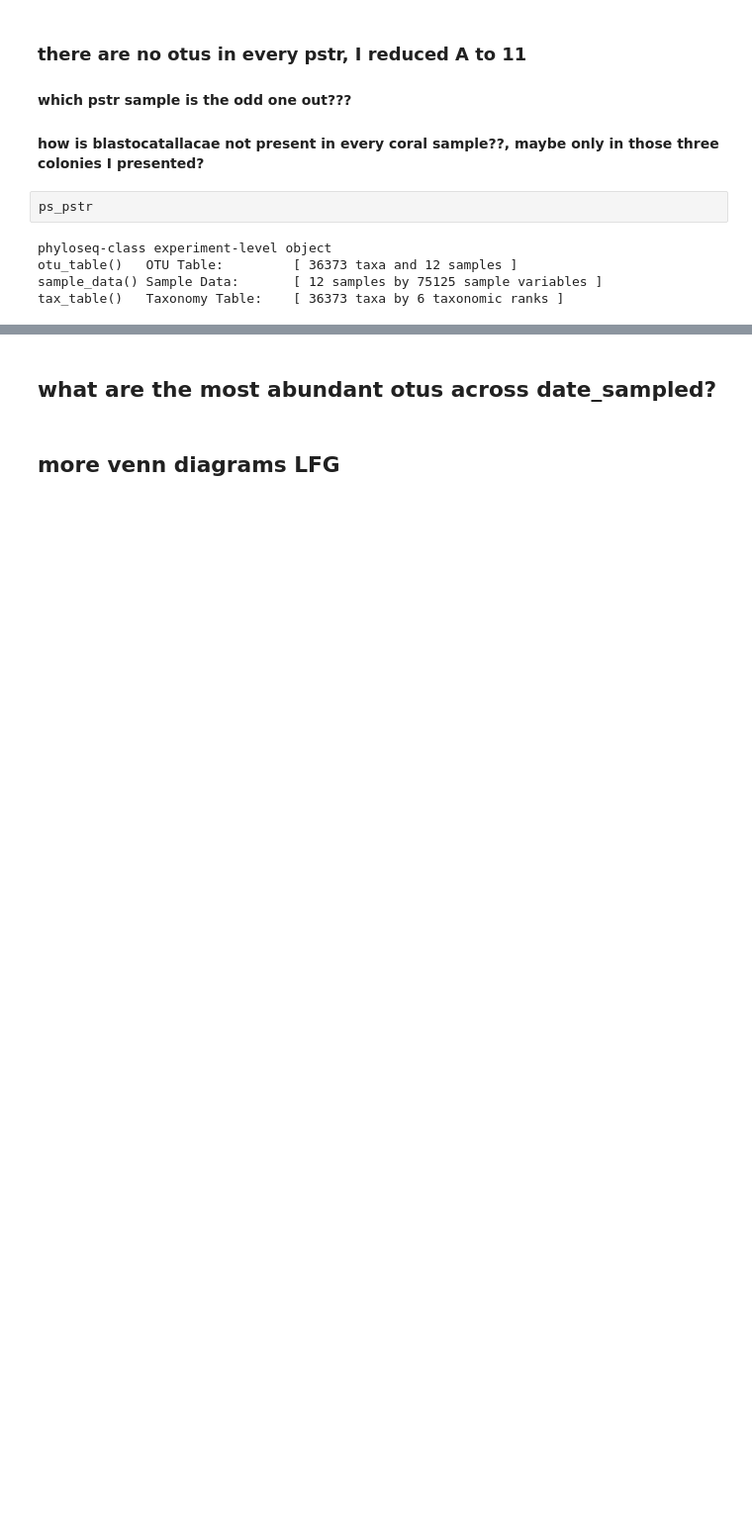
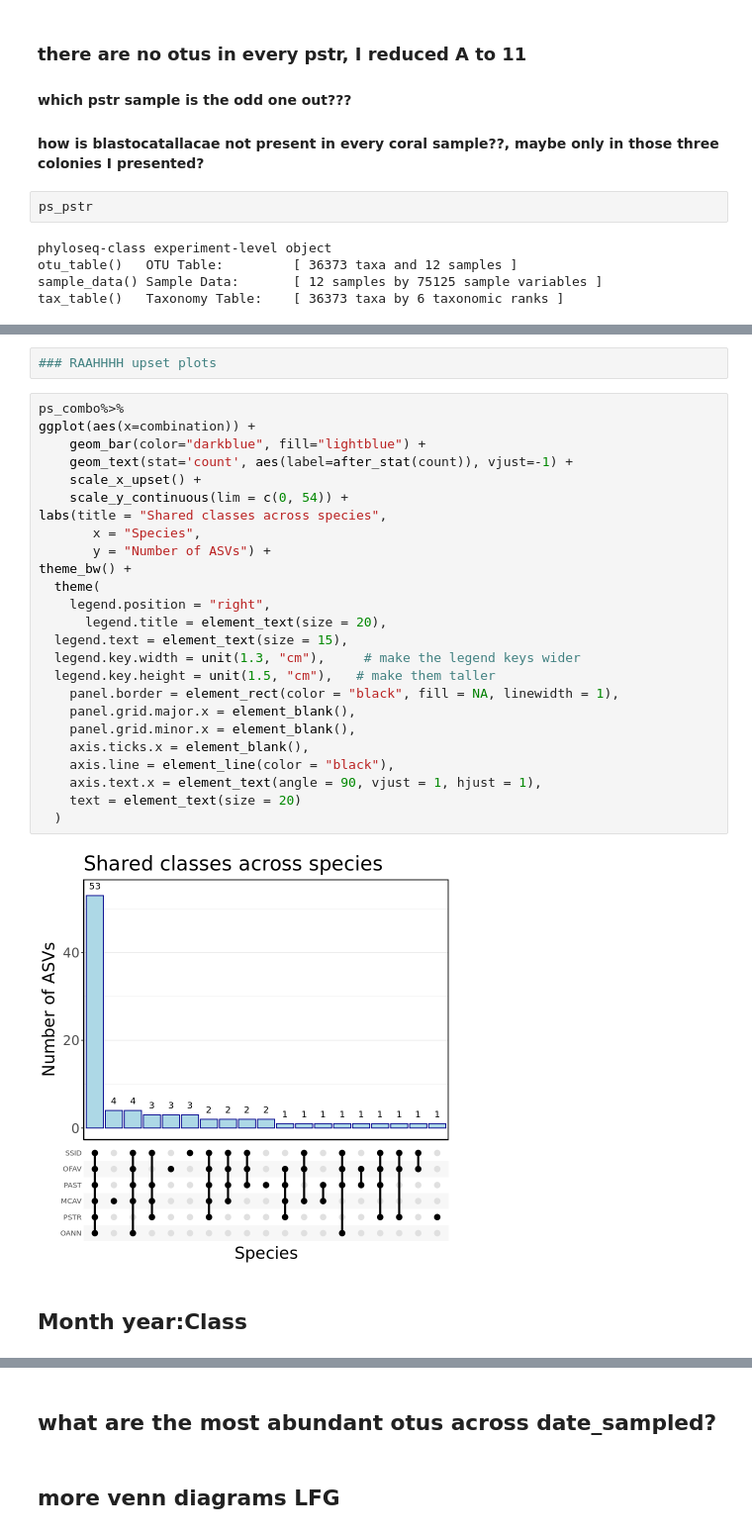
Before and after one commit to cdesouza02/BEL_16S_output, a Jupyter notebook: genefilter.ipynb, the cells around one changed output, grey strips where cells are left out. Shown at 99% size. Saved outputs shown, nothing was run; the diff lists cells and outputs as text; blank space fills up the shorter version.

Commit message:
upset plots!!!

```diff
--- a/genefilter.ipynb
+++ b/genefilter.ipynb
@@ -275,0 +420,31 @@ A taxonomyTable: 6 × 6 of type chr
+# %%
+### RAAHHHH upset plots
+# %%
+ps_combo%>%
+ggplot(aes(x=combination)) +
+    geom_bar(color="darkblue", fill="lightblue") +
+    geom_text(stat='count', aes(label=after_stat(count)), vjust=-1) +
+    scale_x_upset() +
+    scale_y_continuous(lim = c(0, 54)) +
+labs(title = "Shared classes across species",
+       x = "Species",
+       y = "Number of ASVs") +
+theme_bw() +
+  theme(
+    legend.position = "right",
+      legend.title = element_text(size = 20),
+  legend.text = element_text(size = 15),
+  legend.key.width = unit(1.3, "cm"),     # make the legend keys wider
+  legend.key.height = unit(1.5, "cm"),   # make them taller
+    panel.border = element_rect(color = "black", fill = NA, linewidth = 1),
+    panel.grid.major.x = element_blank(),
+    panel.grid.minor.x = element_blank(),
+    axis.ticks.x = element_blank(),
+    axis.line = element_line(color = "black"),
+    axis.text.x = element_text(angle = 90, vjust = 1, hjust = 1),
+    text = element_text(size = 20)
+  )
+# %% [output]
+[figure, added]
+# %% [markdown]
+## Month year:Class
```
Also changed, not shown: parts of 44 cells of this notebook.
